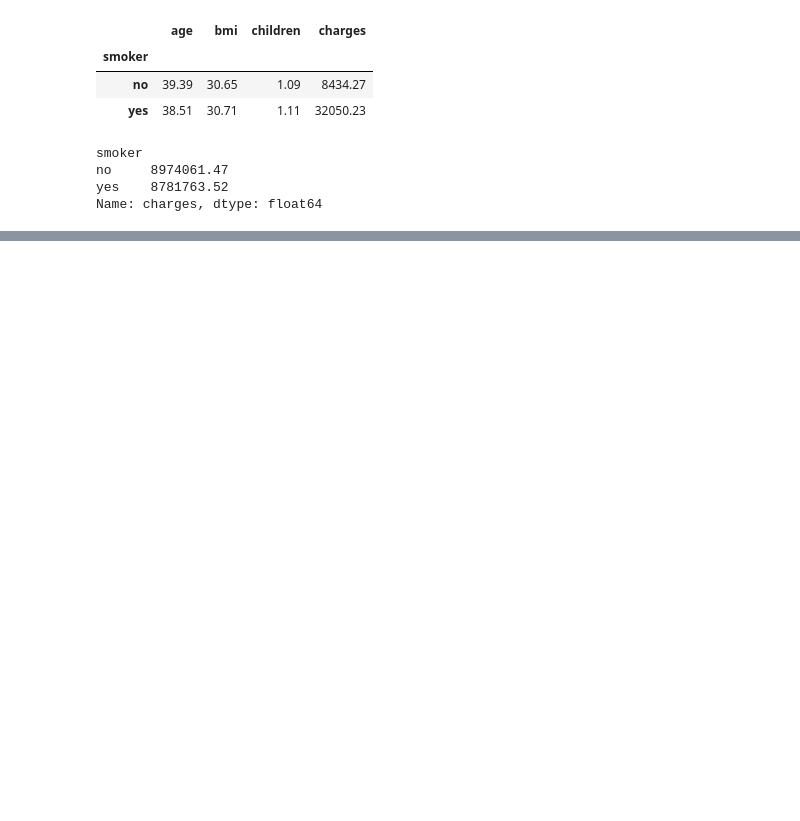
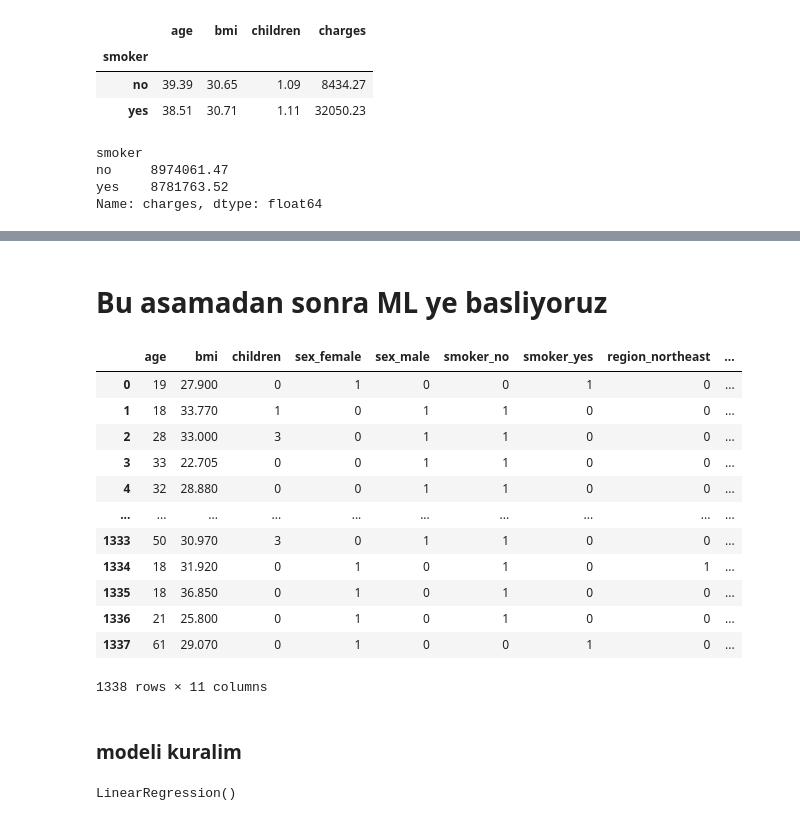
Before and after one commit to veyselaytekin1/Machine_Learning, a Jupyter notebook: ML_projects/insurance_project/insurance_project.ipynb, the cells around one changed output, grey strips where cells are left out. Drawn from its saved outputs; the diff is of its cells as text; code cells hidden in the pictures; blank space fills up the shorter version.

```diff
--- a/ML_projects/insurance_project/insurance_project.ipynb
+++ b/ML_projects/insurance_project/insurance_project.ipynb
@@ -119,0 +169,2 @@ ValueError: Could not interpret input 'smoker'
+# %%
+data = pd.get_dummies(data)
@@ -119,0 +193,2 @@ ValueError: Could not interpret input 'smoker'
+# %% [markdown]
+# Bu asamadan sonra ML ye basliyoruz
@@ -119,0 +197,23 @@ ValueError: Could not interpret input 'smoker'
+# %%
+X = data.drop('charges', axis = 1)
+
+#harcama, yani sonuc disinda olan ve bizim bagimsiz degisken diyebilecegimiz features lerin hepsi
+# %%
+X
+#icinden 'charges' i kaldirdi cünkü bu X ler bagimsiz degiskenler olarak yapiyoruz
+# %% [output]
+|  | age | bmi | children | sex_female | sex_male | smoker_no | smoker_yes | region_northeast | ... |
+| 0 | 19 | 27.900 | 0 | 1 | 0 | 0 | 1 | 0 | ... |
+| 1 | 18 | 33.770 | 1 | 0 | 1 | 1 | 0 | 0 | ... |
+| 2 | 28 | 33.000 | 3 | 0 | 1 | 1 | 0 | 0 | ... |
+| 3 | 33 | 22.705 | 0 | 0 | 1 | 1 | 0 | 0 | ... |
+| 4 | 32 | 28.880 | 0 | 0 | 1 | 1 | 0 | 0 | ... |
+| ... | ... | ... | ... | ... | ... | ... | ... | ... | ... |
+| 1333 | 50 | 30.970 | 3 | 0 | 1 | 1 | 0 | 0 | ... |
+| 1334 | 18 | 31.920 | 0 | 1 | 0 | 1 | 0 | 1 | ... |
+| 1335 | 18 | 36.850 | 0 | 1 | 0 | 1 | 0 | 0 | ... |
+| 1336 | 21 | 25.800 | 0 | 1 | 0 | 1 | 0 | 0 | ... |
+| 1337 | 61 | 29.070 | 0 | 1 | 0 | 0 | 1 | 0 | ... |
+1338 rows × 11 columns
+# %% [markdown]
+### modeli kuralim
@@ -119,0 +228,9 @@ ValueError: Could not interpret input 'smoker'
+# %%
+lr.fit(X_train, y_train)   #egitim icin aldigim verileri aliyorum
+
+#simdide egitim verilerini kullanarak modeli kuralim,simdide performansina bakalim diyor
+
+
+#ilginc ama adam modeli kurduk dedi, yani ne demek istedigini halen anlamiyorum
+# %% [output]
+LinearRegression()
```
Also changed, not shown: parts of 33 cells of this notebook.
